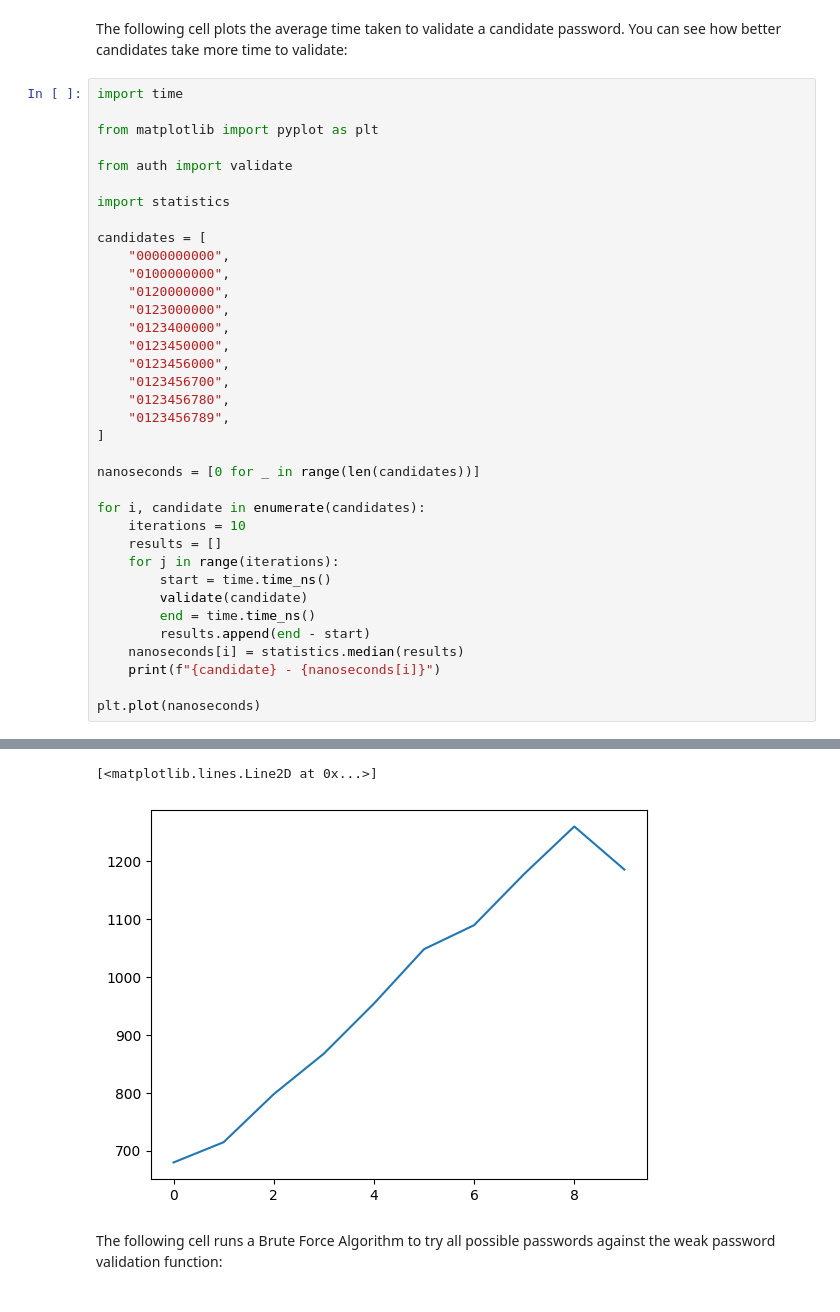
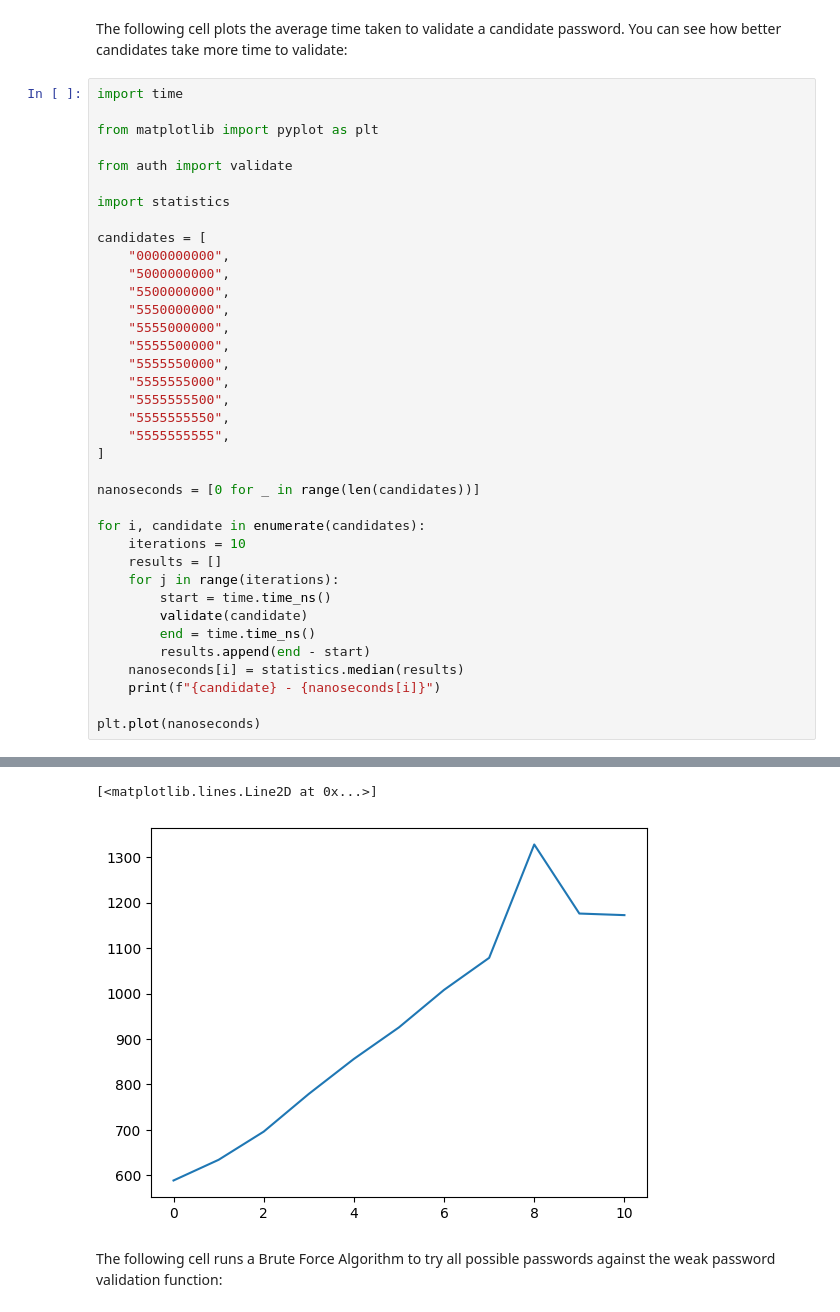
Before and after one commit to Cpod2/ai_final_project, a Jupyter notebook: index.ipynb, the cells around one changed output, grey strips where cells are left out. Saved outputs shown, nothing was run; the diff lists cells and outputs as text.

```diff
--- a/index.ipynb
+++ b/index.ipynb
@@ -16,15 +16,16 @@ import statistics
 
 candidates = [
     "0000000000",
-    "0100000000",
-    "0120000000",
-    "0123000000",
-    "0123400000",
-    "0123450000",
-    "0123456000",
-    "0123456700",
-    "0123456780",
-    "0123456789",
+    "5000000000",
+    "5500000000",
+    "5550000000",
+    "5555000000",
+    "5555500000",
+    "5555550000",
+    "5555555000",
+    "5555555500",
+    "5555555550",
+    "5555555555",
 ]
 
 nanoseconds = [0 for _ in range(len(candidates))]
@@ -55,5 +57,5 @@ plt.plot(nanoseconds)
 [<matplotlib.lines.Line2D at 0x...>]
-[figure, old version]
+[figure, new version]
 # %% [markdown]
 The following cell runs a Brute Force Algorithm to try all possible passwords against the weak password
 validation function:
```
Also changed, not shown: parts of 3 cells of this notebook, 1 other file.
